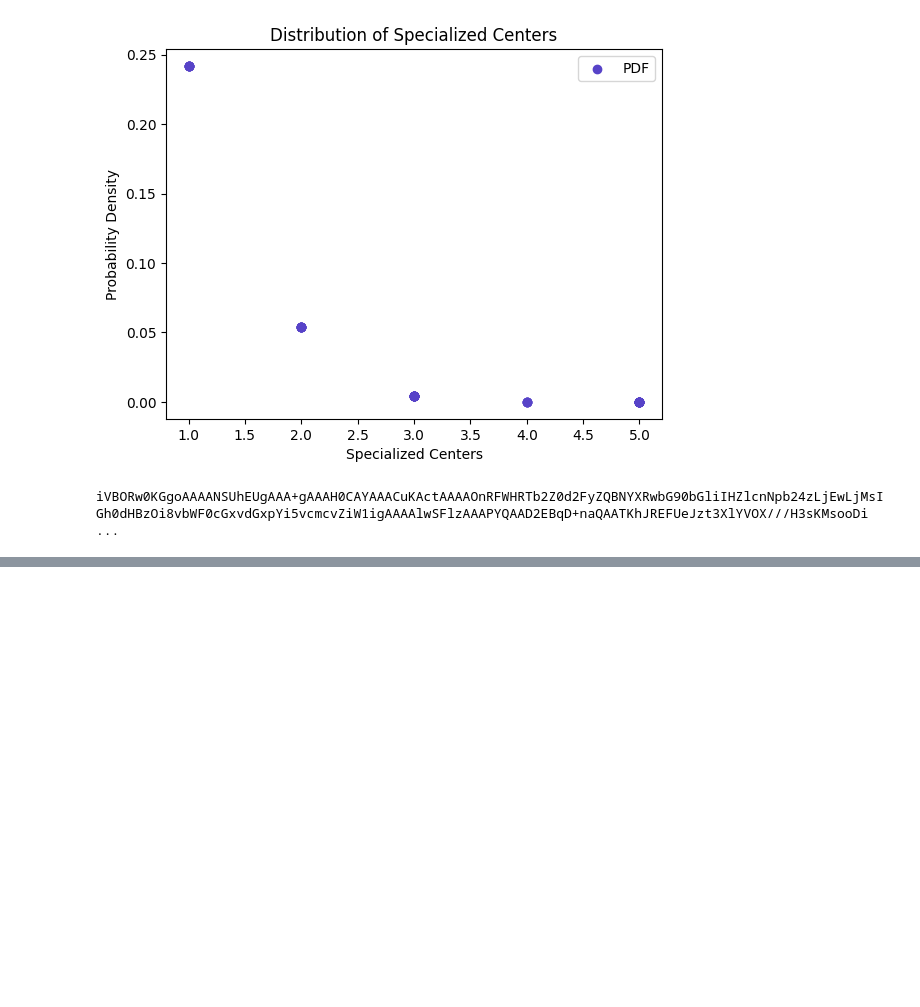
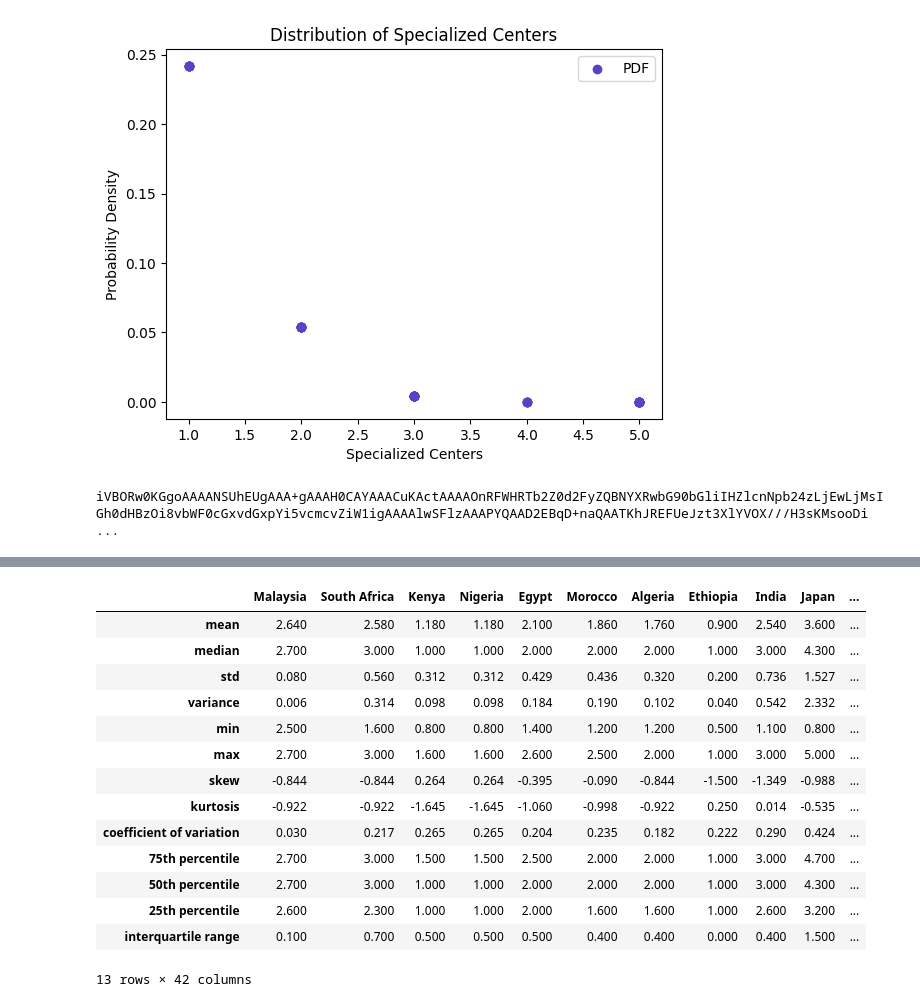
Before and after one commit to Aniket7651/Visualizer, a Jupyter notebook: visualCancer/sci.ipynb, the cells around one changed output, grey strips where cells are left out. Saved outputs shown, nothing was run; the diff lists cells and outputs as text; code cells hidden in the pictures; blank space fills up the shorter version.

```diff
--- a/visualCancer/sci.ipynb
+++ b/visualCancer/sci.ipynb
@@ -51,6 +50,6 @@ df.shape[1] # Number of columns in the DataFrame
 # %%
 
-def get_descriptive_statistics(df):
+def get_descriptive_statistics(df, alter=2):
     """
     Calculate descriptive statistics for each column in the DataFrame.
 
@@ -61,9 +60,9 @@ def get_descriptive_statistics(df):
     pd.DataFrame: DataFrame containing the descriptive statistics.
     """
     datavals = {}
-    for i in range(df.shape[1]-2):
-        data = df.iloc[:, i+1].astype(float).to_list()
-        datavals[df.iloc[:, i+1].name] = {
+    for i in range(df.shape[1]-alter):
+        data = df.iloc[:, (alter-1)+i].astype(float).to_list()
+        datavals[df.iloc[:, (alter-1)+i].name] = {
             "mean": np.mean(data).__float__(),
             "median": np.median(data).__float__(),
             "std": np.std(data).__float__(),
@@ -151,0 +173,4 @@
+# %%
+avgData = pd.read_csv('/home/aniket-yadav/WORKSPACE/WebProjects/.visenv/Visualizer/staticfiles/Data/AvgAllTypeCancer.csv')
+
+avgData
@@ -151,0 +191,21 @@
+# %%
+cancer_type = 'prostate'
+avgData = avgData[avgData['Type'] == cancer_type.title()]
+avgDataTransposed = avgData.iloc[:,1:].set_index('Country').transpose()
+get_descriptive_statistics(avgDataTransposed, alter=0)
+# %% [output]
+|  | Malaysia | South Africa | Kenya | Nigeria | Egypt | Morocco | Algeria | Ethiopia | India | Japan | ... |
+| mean | 2.640 | 2.580 | 1.180 | 1.180 | 2.100 | 1.860 | 1.760 | 0.900 | 2.540 | 3.600 | ... |
+| median | 2.700 | 3.000 | 1.000 | 1.000 | 2.000 | 2.000 | 2.000 | 1.000 | 3.000 | 4.300 | ... |
+| std | 0.080 | 0.560 | 0.312 | 0.312 | 0.429 | 0.436 | 0.320 | 0.200 | 0.736 | 1.527 | ... |
+| variance | 0.006 | 0.314 | 0.098 | 0.098 | 0.184 | 0.190 | 0.102 | 0.040 | 0.542 | 2.332 | ... |
+| min | 2.500 | 1.600 | 0.800 | 0.800 | 1.400 | 1.200 | 1.200 | 0.500 | 1.100 | 0.800 | ... |
+| max | 2.700 | 3.000 | 1.600 | 1.600 | 2.600 | 2.500 | 2.000 | 1.000 | 3.000 | 5.000 | ... |
+| skew | -0.844 | -0.844 | 0.264 | 0.264 | -0.395 | -0.090 | -0.844 | -1.500 | -1.349 | -0.988 | ... |
+| kurtosis | -0.922 | -0.922 | -1.645 | -1.645 | -1.060 | -0.998 | -0.922 | 0.250 | 0.014 | -0.535 | ... |
+| coefficient of variation | 0.030 | 0.217 | 0.265 | 0.265 | 0.204 | 0.235 | 0.182 | 0.222 | 0.290 | 0.424 | ... |
+| 75th percentile | 2.700 | 3.000 | 1.500 | 1.500 | 2.500 | 2.000 | 2.000 | 1.000 | 3.000 | 4.700 | ... |
+| 50th percentile | 2.700 | 3.000 | 1.000 | 1.000 | 2.000 | 2.000 | 2.000 | 1.000 | 3.000 | 4.300 | ... |
+| 25th percentile | 2.600 | 2.300 | 1.000 | 1.000 | 2.000 | 1.600 | 1.600 | 1.000 | 2.600 | 3.200 | ... |
+| interquartile range | 0.100 | 0.700 | 0.500 | 0.500 | 0.500 | 0.400 | 0.400 | 0.000 | 0.400 | 1.500 | ... |
+13 rows × 42 columns
```
Also changed, not shown: parts of 4 cells of this notebook, 7 other files.
